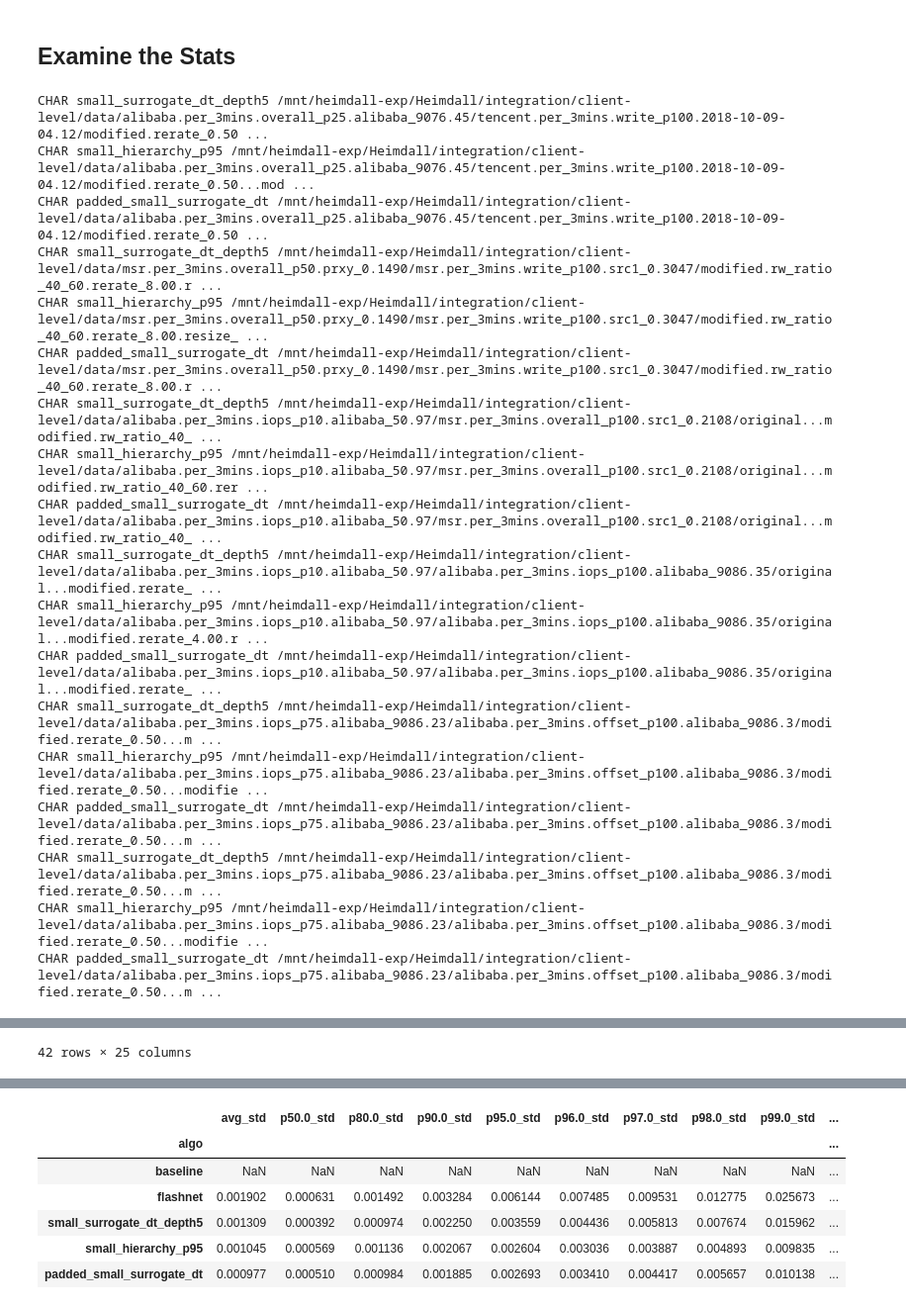
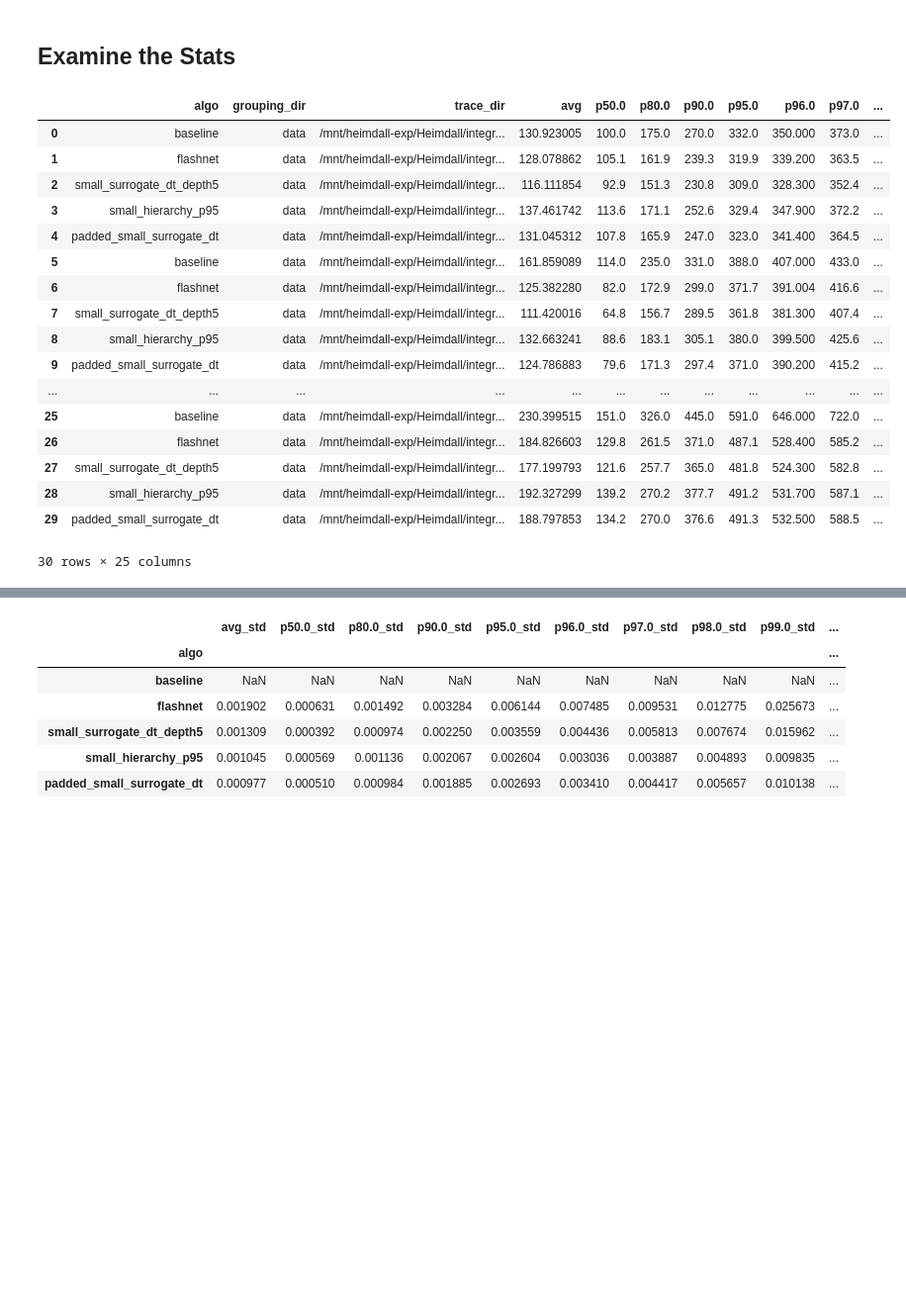
Before and after one commit to czarkos/Heimdall, a Jupyter notebook: integration/client-level/algo_analysis/tail_improvement_with_std_dev.ipynb, the cells around one changed output, grey strips where cells are left out. Shown at 99% size. Drawn from its saved outputs; the diff is of its cells as text; code cells hidden in the pictures; blank space fills up the shorter version.

```diff
--- a/integration/client-level/algo_analysis/tail_improvement_with_std_dev.ipynb
+++ b/integration/client-level/algo_analysis/tail_improvement_with_std_dev.ipynb
@@ -16,6 +16,8 @@ grouping_dirs['data'] = "/mnt/heimdall-exp/Heimdall/integration/client-level/dat
 # %%
 col_names = ['algo', 'grouping_dir', 'trace_dir'] + percentiles_characteristics + percentiles_std
 df = pd.DataFrame(columns = col_names)
+
+EXCLUDED_DEVICE_PAIRS = ["nvme14n1...nvme15n1"]
 
 for key, grouping_dir in grouping_dirs.items():
     trace_dirs_1 = [os.path.join(grouping_dir, dir) for dir in os.listdir(grouping_dir) if os.path.isdir(os.path.join(grouping_dir, dir))]
@@ -28,7 +30,7 @@ for key, grouping_dir in grouping_dirs.items():
     trace_dirs_4 = []
     for trace_dir in trace_dirs_3:
         trace_dirs_4.extend([os.path.join(trace_dir, dir) for dir in os.listdir(trace_dir) if os.path.isdir(os.path.join(trace_dir, dir))])
-    trace_dirs = trace_dirs_4
+    trace_dirs = [d for d in trace_dirs_4 if not any(exc in d for exc in EXCLUDED_DEVICE_PAIRS)]
 
     for trace_dir in trace_dirs:
         for algo in algos:
@@ -37,48 +39,49 @@ for key, grouping_dir in grouping_dirs.items():
                 f = open(os.path.join(trace_dir, algo, "latency_characteristic.stats"), "r")
                 latency_characteristic = f.readlines()
 
                 # Extract mean values
                 for p in percentiles_characteristics:
                     found = False
                     for line in latency_characteristic:
                         if line.split(' = ')[0] == p:
                             this_data.append(float(line.split(' = ')[1].split(' us')[0]))
                             found = True
                             break
                     if not found:
                         this_data.append(np.nan)
 
                 # Extract std values
                 for p in percentiles_std:
                     found = False
                     for line in latency_characteristic:
                         if line.split(' = ')[0] == p:
                             this_data.append(float(line.split(' = ')[1].split(' us')[0]))
                             found = True
                             break
                     if not found:
                         this_data.append(np.nan)
 
                 df.loc[len(df)] = this_data
             except:
                 print("CHAR", algo, trace_dir)
+
 df
 # %% [output]
+|  | algo | grouping_dir | trace_dir | avg | p50.0 | p80.0 | p90.0 | p95.0 | p96.0 | p97.0 | ... |
+| 0 | baseline | data | /mnt/heimdall-exp/Heimdall/integr... | 130.923005 | 100.0 | 175.0 | 270.0 | 332.0 | 350.000 | 373.0 | ... |
+| 1 | flashnet | data | /mnt/heimdall-exp/Heimdall/integr... | 128.078862 | 105.1 | 161.9 | 239.3 | 319.9 | 339.200 | 363.5 | ... |
+| 2 | small_surrogate_dt_depth5 | data | /mnt/heimdall-exp/Heimdall/integr... | 116.111854 | 92.9 | 151.3 | 230.8 | 309.0 | 328.300 | 352.4 | ... |
+| 3 | small_hierarchy_p95 | data | /mnt/heimdall-exp/Heimdall/integr... | 137.461742 | 113.6 | 171.1 | 252.6 | 329.4 | 347.900 | 372.2 | ... |
+| 4 | padded_small_surrogate_dt | data | /mnt/heimdall-exp/Heimdall/integr... | 131.045312 | 107.8 | 165.9 | 247.0 | 323.0 | 341.400 | 364.5 | ... |
+| 5 | baseline | data | /mnt/heimdall-exp/Heimdall/integr... | 161.859089 | 114.0 | 235.0 | 331.0 | 388.0 | 407.000 | 433.0 | ... |
+| 6 | flashnet | data | /mnt/heimdall-exp/Heimdall/integr... | 125.382280 | 82.0 | 172.9 | 299.0 | 371.7 | 391.004 | 416.6 | ... |
+| 7 | small_surrogate_dt_depth5 | data | /mnt/heimdall-exp/Heimdall/integr... | 111.420016 | 64.8 | 156.7 | 289.5 | 361.8 | 381.300 | 407.4 | ... |
+| 8 | small_hierarchy_p95 | data | /mnt/heimdall-exp/Heimdall/integr... | 132.663241 | 88.6 | 183.1 | 305.1 | 380.0 | 399.500 | 425.6 | ... |
+| 9 | padded_small_surrogate_dt | data | /mnt/heimdall-exp/Heimdall/integr... | 124.786883 | 79.6 | 171.3 | 297.4 | 371.0 | 390.200 | 415.2 | ... |
+| ... | ... | ... | ... | ... | ... | ... | ... | ... | ... | ... | ... |
+| 25 | baseline | data | /mnt/heimdall-exp/Heimdall/integr... | 230.399515 | 151.0 | 326.0 | 445.0 | 591.0 | 646.000 | 722.0 | ... |
+| 26 | flashnet | data | /mnt/heimdall-exp/Heimdall/integr... | 184.826603 | 129.8 | 261.5 | 371.0 | 487.1 | 528.400 | 585.2 | ... |
+| 27 | small_surrogate_dt_depth5 | data | /mnt/heimdall-exp/Heimdall/integr... | 177.199793 | 121.6 | 257.7 | 365.0 | 481.8 | 524.300 | 582.8 | ... |
+| 28 | small_hierarchy_p95 | data | /mnt/heimdall-exp/Heimdall/integr... | 192.327299 | 139.2 | 270.2 | 377.7 | 491.2 | 531.700 | 587.1 | ... |
+| 29 | padded_small_surrogate_dt | data | /mnt/heimdall-exp/Heimdall/integr... | 188.797853 | 134.2 | 270.0 | 376.6 | 491.3 | 532.500 | 588.5 | ... |
-CHAR small_surrogate_dt_depth5 /mnt/heimdall-exp/Heimdall/integration/client-level/data/alibaba.per_3mins.overall_p25.alibaba_9076.45/tencent.per_3mins.write_p100.2018-10-09-04.12/modified.rerate_0.50 ...
-CHAR small_hierarchy_p95 /mnt/heimdall-exp/Heimdall/integration/client-level/data/alibaba.per_3mins.overall_p25.alibaba_9076.45/tencent.per_3mins.write_p100.2018-10-09-04.12/modified.rerate_0.50...mod ...
-CHAR padded_small_surrogate_dt /mnt/heimdall-exp/Heimdall/integration/client-level/data/alibaba.per_3mins.overall_p25.alibaba_9076.45/tencent.per_3mins.write_p100.2018-10-09-04.12/modified.rerate_0.50 ...
-CHAR small_surrogate_dt_depth5 /mnt/heimdall-exp/Heimdall/integration/client-level/data/msr.per_3mins.overall_p50.prxy_0.1490/msr.per_3mins.write_p100.src1_0.3047/modified.rw_ratio_40_60.rerate_8.00.r ...
-CHAR small_hierarchy_p95 /mnt/heimdall-exp/Heimdall/integration/client-level/data/msr.per_3mins.overall_p50.prxy_0.1490/msr.per_3mins.write_p100.src1_0.3047/modified.rw_ratio_40_60.rerate_8.00.resize_ ...
-CHAR padded_small_surrogate_dt /mnt/heimdall-exp/Heimdall/integration/client-level/data/msr.per_3mins.overall_p50.prxy_0.1490/msr.per_3mins.write_p100.src1_0.3047/modified.rw_ratio_40_60.rerate_8.00.r ...
-CHAR small_surrogate_dt_depth5 /mnt/heimdall-exp/Heimdall/integration/client-level/data/alibaba.per_3mins.iops_p10.alibaba_50.97/msr.per_3mins.overall_p100.src1_0.2108/original...modified.rw_ratio_40_ ...
-CHAR small_hierarchy_p95 /mnt/heimdall-exp/Heimdall/integration/client-level/data/alibaba.per_3mins.iops_p10.alibaba_50.97/msr.per_3mins.overall_p100.src1_0.2108/original...modified.rw_ratio_40_60.rer ...
-CHAR padded_small_surrogate_dt /mnt/heimdall-exp/Heimdall/integration/client-level/data/alibaba.per_3mins.iops_p10.alibaba_50.97/msr.per_3mins.overall_p100.src1_0.2108/original...modified.rw_ratio_40_ ...
-CHAR small_surrogate_dt_depth5 /mnt/heimdall-exp/Heimdall/integration/client-level/data/alibaba.per_3mins.iops_p10.alibaba_50.97/alibaba.per_3mins.iops_p100.alibaba_9086.35/original...modified.rerate_ ...
-CHAR small_hierarchy_p95 /mnt/heimdall-exp/Heimdall/integration/client-level/data/alibaba.per_3mins.iops_p10.alibaba_50.97/alibaba.per_3mins.iops_p100.alibaba_9086.35/original...modified.rerate_4.00.r ...
-CHAR padded_small_surrogate_dt /mnt/heimdall-exp/Heimdall/integration/client-level/data/alibaba.per_3mins.iops_p10.alibaba_50.97/alibaba.per_3mins.iops_p100.alibaba_9086.35/original...modified.rerate_ ...
-CHAR small_surrogate_dt_depth5 /mnt/heimdall-exp/Heimdall/integration/client-level/data/alibaba.per_3mins.iops_p75.alibaba_9086.23/alibaba.per_3mins.offset_p100.alibaba_9086.3/modified.rerate_0.50...m ...
-CHAR small_hierarchy_p95 /mnt/heimdall-exp/Heimdall/integration/client-level/data/alibaba.per_3mins.iops_p75.alibaba_9086.23/alibaba.per_3mins.offset_p100.alibaba_9086.3/modified.rerate_0.50...modifie ...
-CHAR padded_small_surrogate_dt /mnt/heimdall-exp/Heimdall/integration/client-level/data/alibaba.per_3mins.iops_p75.alibaba_9086.23/alibaba.per_3mins.offset_p100.alibaba_9086.3/modified.rerate_0.50...m ...
-CHAR small_surrogate_dt_depth5 /mnt/heimdall-exp/Heimdall/integration/client-level/data/alibaba.per_3mins.iops_p75.alibaba_9086.23/alibaba.per_3mins.offset_p100.alibaba_9086.3/modified.rerate_0.50...m ...
-CHAR small_hierarchy_p95 /mnt/heimdall-exp/Heimdall/integration/client-level/data/alibaba.per_3mins.iops_p75.alibaba_9086.23/alibaba.per_3mins.offset_p100.alibaba_9086.3/modified.rerate_0.50...modifie ...
-CHAR padded_small_surrogate_dt /mnt/heimdall-exp/Heimdall/integration/client-level/data/alibaba.per_3mins.iops_p75.alibaba_9086.23/alibaba.per_3mins.offset_p100.alibaba_9086.3/modified.rerate_0.50...m ...
+30 rows × 25 columns
@@ -102,4 +88,3 @@ CHAR padded_small_surrogate_dt /mnt/heimdall-exp/Heimdall/integration/client-lev
-42 rows × 25 columns
 # %%
 mean_collection = df.groupby(['algo'])[percentiles_characteristics].mean().reindex(algos)
 std_collection = df.groupby(['algo'])[percentiles_std].mean().reindex(algos)
```
Also changed, not shown: parts of 4 cells of this notebook, 14 other files.
